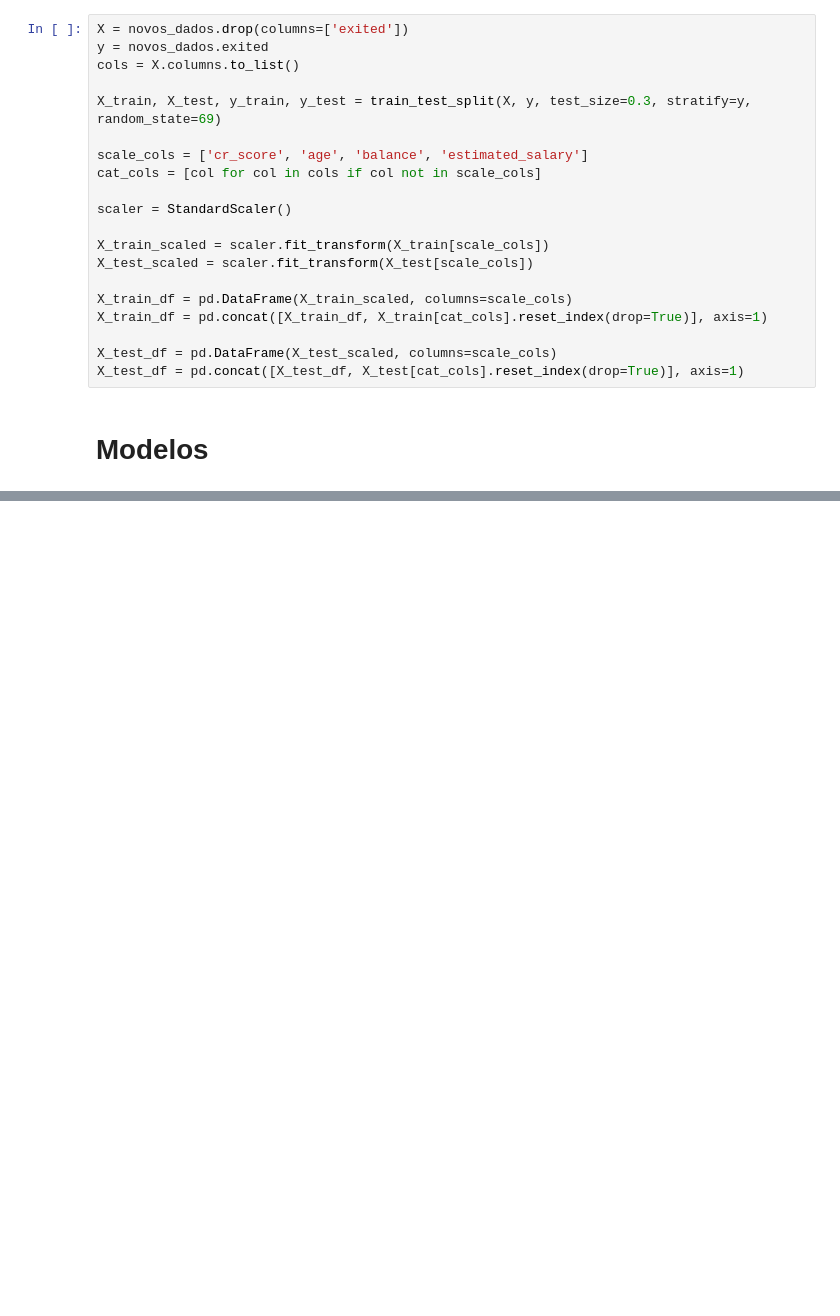
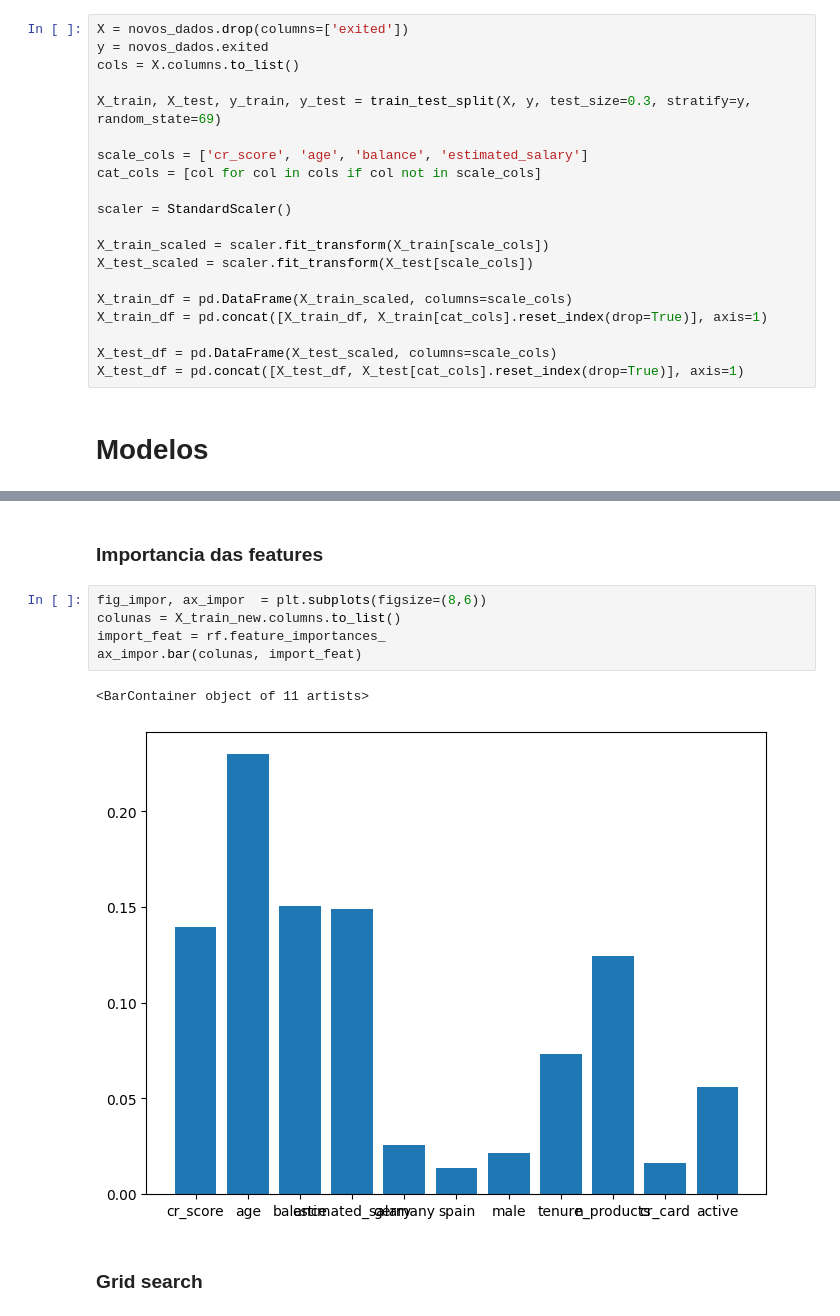
Before and after one commit to castroavila/machine_learning_i, a Jupyter notebook: projeto_aplicado.ipynb, the cells around one changed output, grey strips where cells are left out. Saved outputs shown, nothing was run; the diff lists cells and outputs as text; blank space fills up the shorter version.

```diff
--- a/projeto_aplicado.ipynb
+++ b/projeto_aplicado.ipynb
@@ -193,0 +218,12 @@ X_test_df = pd.concat([X_test_df, X_test[cat_cols].reset_index(drop=True)], axis
+# %% [markdown]
+### Importancia das features
+# %%
+fig_impor, ax_impor  = plt.subplots(figsize=(8,6))
+colunas = X_train_new.columns.to_list()
+import_feat = rf.feature_importances_
+ax_impor.bar(colunas, import_feat)
+# %% [output]
+<BarContainer object of 11 artists>
+[figure, added]
+# %% [markdown]
+### Grid search
```
Also changed, not shown: parts of 5 cells of this notebook.
